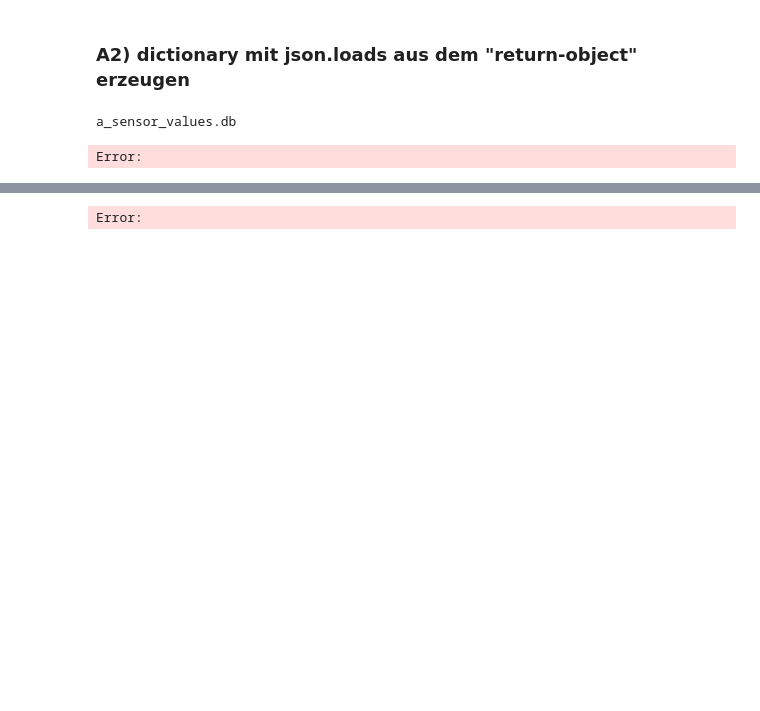
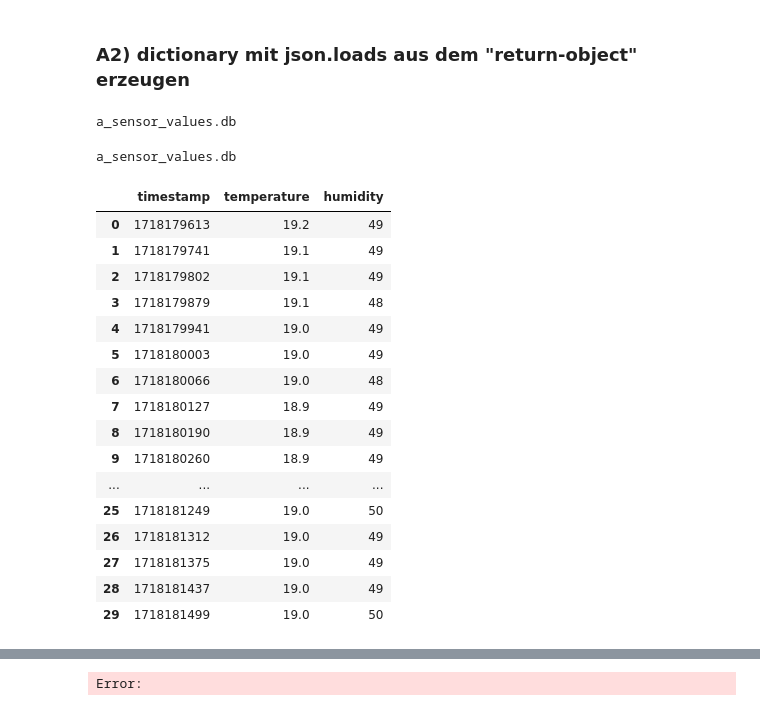
Before and after one commit to sirin1223/apisirin, a Jupyter notebook: Notebook_API_Sirin.ipynb, the cells around one changed output, grey strips where cells are left out. Cells and saved outputs as stored; diff of their text form; code cells hidden in the pictures; blank space fills up the shorter version.

```diff
--- a/Notebook_API_Sirin.ipynb
+++ b/Notebook_API_Sirin.ipynb
@@ -93,8 +91,33 @@ for my_counter in range(15):
 a_sensor_values.db
 # %%
 import pandas as pd
+import sqlite3
+import time
+#cnx = sqlite3.connect(':memory:') alternative in memory database
+sqlite_db = 'a_sensor_values.db' # String for creating DB in specified directory
+print(sqlite_db)
+
+conn=sqlite3.connect(sqlite_db) # Creates sqlite Database - check in your file explorer
+cur=conn.cursor()
 # retrieve values via pd library from local database
 pd.read_sql("SELECT * FROM sensor_values;", conn)
 # %% [output]
-Error:
+a_sensor_values.db
+|  | timestamp | temperature | humidity |
+| 0 | 1718179613 | 19.2 | 49 |
+| 1 | 1718179741 | 19.1 | 49 |
+| 2 | 1718179802 | 19.1 | 49 |
+| 3 | 1718179879 | 19.1 | 48 |
+| 4 | 1718179941 | 19.0 | 49 |
+| 5 | 1718180003 | 19.0 | 49 |
+| 6 | 1718180066 | 19.0 | 48 |
+| 7 | 1718180127 | 18.9 | 49 |
+| 8 | 1718180190 | 18.9 | 49 |
+| 9 | 1718180260 | 18.9 | 49 |
+| ... | ... | ... | ... |
+| 25 | 1718181249 | 19.0 | 50 |
+| 26 | 1718181312 | 19.0 | 49 |
+| 27 | 1718181375 | 19.0 | 49 |
+| 28 | 1718181437 | 19.0 | 49 |
+| 29 | 1718181499 | 19.0 | 50 |
 # %%
```
Also changed, not shown: parts of 4 cells of this notebook.
